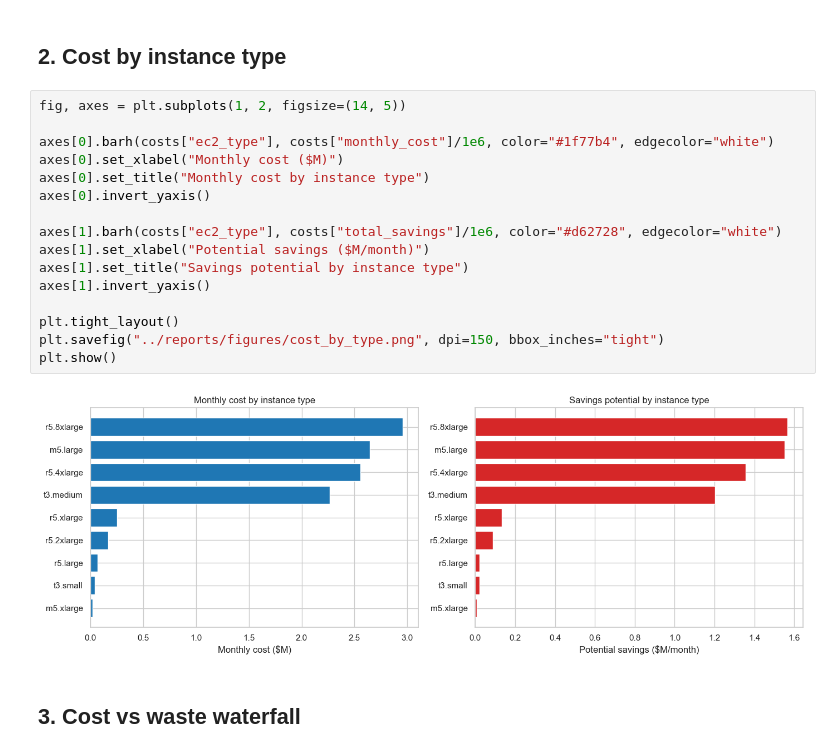
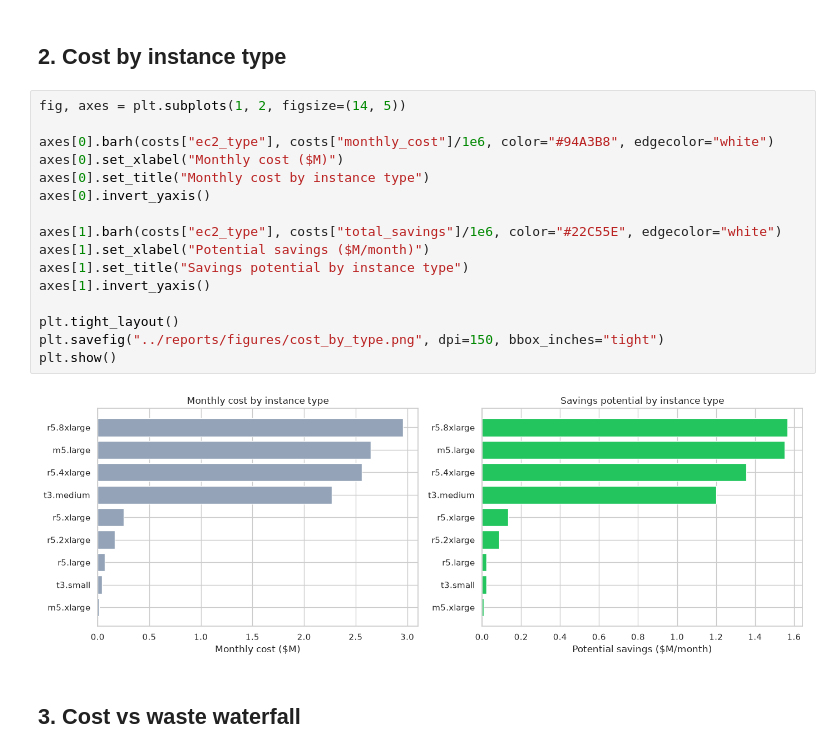
Before and after one commit to aroaxinping/cloud-cost-predictor, a Jupyter notebook: notebooks/02_cost_analysis.ipynb, the cells around one changed output. Saved outputs shown, nothing was run; the diff lists cells and outputs as text.

```diff
--- a/notebooks/02_cost_analysis.ipynb
+++ b/notebooks/02_cost_analysis.ipynb
@@ -47,21 +47,21 @@ Per-VM average waste:     $          48/month
 # %%
 fig, axes = plt.subplots(1, 2, figsize=(14, 5))
 
-axes[0].barh(costs["ec2_type"], costs["monthly_cost"]/1e6, color="#1f77b4", edgecolor="white")
+axes[0].barh(costs["ec2_type"], costs["monthly_cost"]/1e6, color="#94A3B8", edgecolor="white")
 axes[0].set_xlabel("Monthly cost ($M)")
 axes[0].set_title("Monthly cost by instance type")
 axes[0].invert_yaxis()
 
-axes[1].barh(costs["ec2_type"], costs["total_savings"]/1e6, color="#d62728", edgecolor="white")
+axes[1].barh(costs["ec2_type"], costs["total_savings"]/1e6, color="#22C55E", edgecolor="white")
 axes[1].set_xlabel("Potential savings ($M/month)")
 axes[1].set_title("Savings potential by instance type")
 axes[1].invert_yaxis()
 
 plt.tight_layout()
 plt.savefig("../reports/figures/cost_by_type.png", dpi=150, bbox_inches="tight")
 plt.show()
 # %% [output]
-[figure, old version]
+[figure, new version]
 # %% [markdown]
 ## 3. Cost vs waste waterfall
 # %%
```
Also changed, not shown: parts of 1 cell of this notebook, 23 other files.
